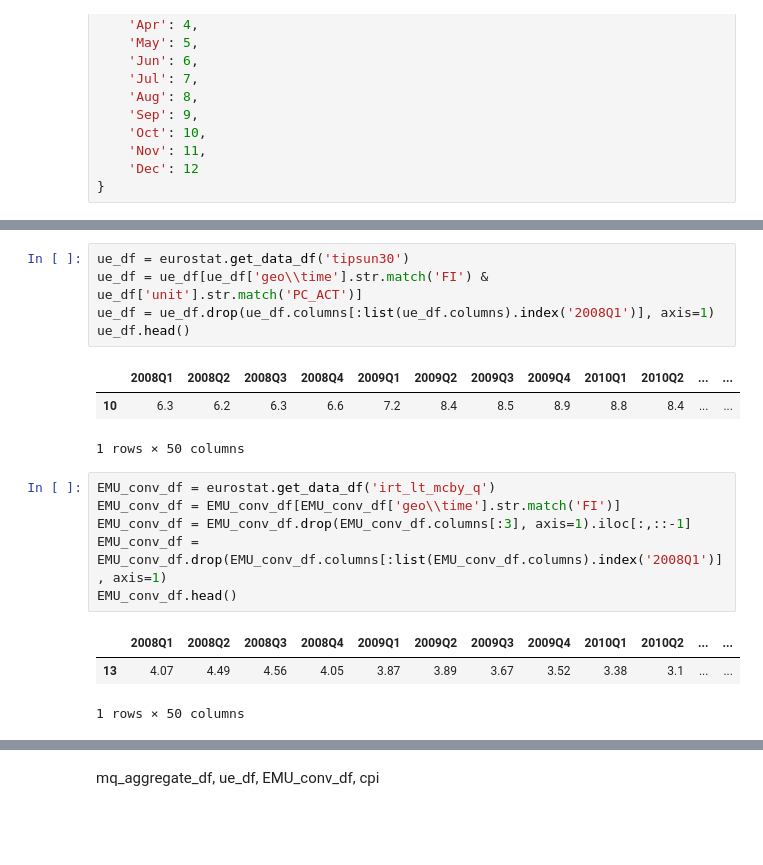
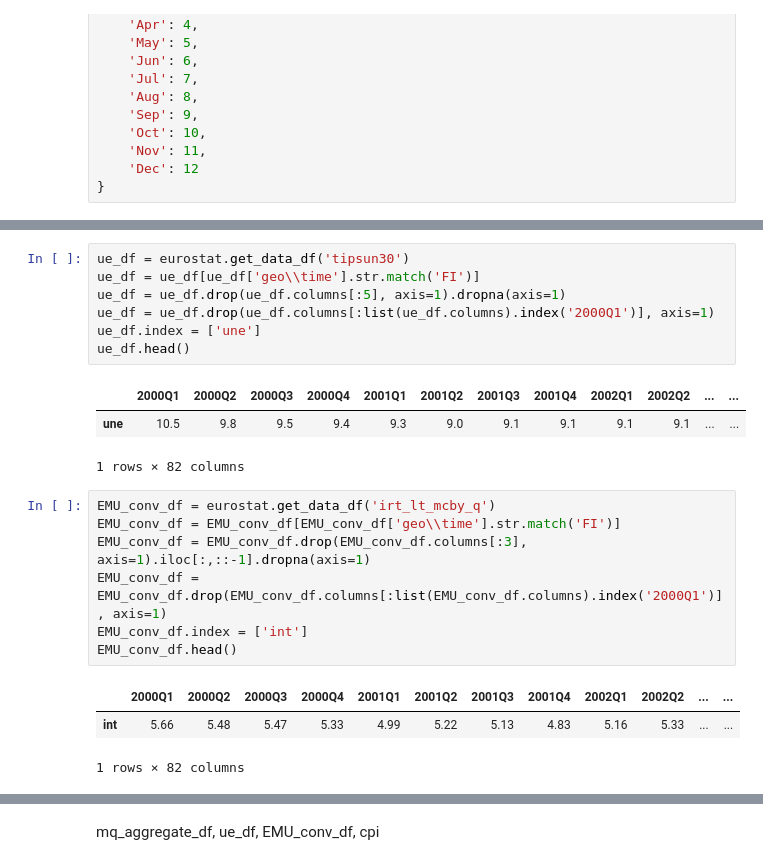
Before and after one commit to SanteriVtj/inflation-and-unemployment-lr, a Jupyter notebook: nb.ipynb, the cells around one changed output, grey strips where cells are left out. Drawn from its saved outputs; the diff is of its cells as text; blank space fills up the shorter version.

```diff
--- a/nb.ipynb
+++ b/nb.ipynb
@@ -50,20 +44,23 @@ gdp
 # %%
 ue_df = eurostat.get_data_df('tipsun30')
-ue_df = ue_df[ue_df['geo\\time'].str.match('FI') & ue_df['unit'].str.match('PC_ACT')]
-ue_df = ue_df.drop(ue_df.columns[:list(ue_df.columns).index('2008Q1')], axis=1)
+ue_df = ue_df[ue_df['geo\\time'].str.match('FI')]
+ue_df = ue_df.drop(ue_df.columns[:5], axis=1).dropna(axis=1)
+ue_df = ue_df.drop(ue_df.columns[:list(ue_df.columns).index('2000Q1')], axis=1)
+ue_df.index = ['une']
 ue_df.head()
 # %% [output]
-|  | 2008Q1 | 2008Q2 | 2008Q3 | 2008Q4 | 2009Q1 | 2009Q2 | 2009Q3 | 2009Q4 | 2010Q1 | 2010Q2 | ... | ... |
-| 10 | 6.3 | 6.2 | 6.3 | 6.6 | 7.2 | 8.4 | 8.5 | 8.9 | 8.8 | 8.4 | ... | ... |
+|  | 2000Q1 | 2000Q2 | 2000Q3 | 2000Q4 | 2001Q1 | 2001Q2 | 2001Q3 | 2001Q4 | 2002Q1 | 2002Q2 | ... | ... |
+| une | 10.5 | 9.8 | 9.5 | 9.4 | 9.3 | 9.0 | 9.1 | 9.1 | 9.1 | 9.1 | ... | ... |
-1 rows × 50 columns
+1 rows × 82 columns
 # %%
 EMU_conv_df = eurostat.get_data_df('irt_lt_mcby_q')
 EMU_conv_df = EMU_conv_df[EMU_conv_df['geo\\time'].str.match('FI')]
-EMU_conv_df = EMU_conv_df.drop(EMU_conv_df.columns[:3], axis=1).iloc[:,::-1]
-EMU_conv_df = EMU_conv_df.drop(EMU_conv_df.columns[:list(EMU_conv_df.columns).index('2008Q1')], axis=1)
+EMU_conv_df = EMU_conv_df.drop(EMU_conv_df.columns[:3], axis=1).iloc[:,::-1].dropna(axis=1)
+EMU_conv_df = EMU_conv_df.drop(EMU_conv_df.columns[:list(EMU_conv_df.columns).index('2000Q1')], axis=1)
+EMU_conv_df.index = ['int']
 EMU_conv_df.head()
 # %% [output]
-|  | 2008Q1 | 2008Q2 | 2008Q3 | 2008Q4 | 2009Q1 | 2009Q2 | 2009Q3 | 2009Q4 | 2010Q1 | 2010Q2 | ... | ... |
-| 13 | 4.07 | 4.49 | 4.56 | 4.05 | 3.87 | 3.89 | 3.67 | 3.52 | 3.38 | 3.1 | ... | ... |
+|  | 2000Q1 | 2000Q2 | 2000Q3 | 2000Q4 | 2001Q1 | 2001Q2 | 2001Q3 | 2001Q4 | 2002Q1 | 2002Q2 | ... | ... |
+| int | 5.66 | 5.48 | 5.47 | 5.33 | 4.99 | 5.22 | 5.13 | 4.83 | 5.16 | 5.33 | ... | ... |
-1 rows × 50 columns
+1 rows × 82 columns
 # %%
```
Also changed, not shown: parts of 6 cells of this notebook.
